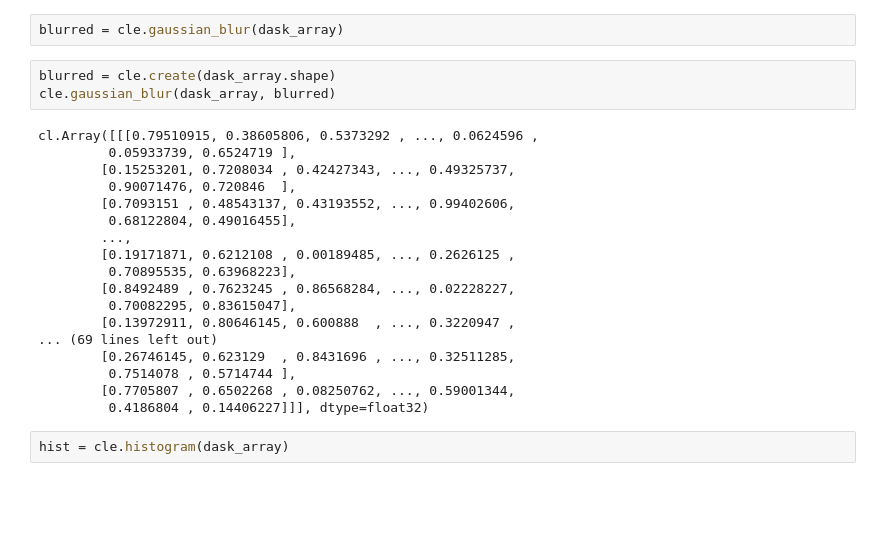
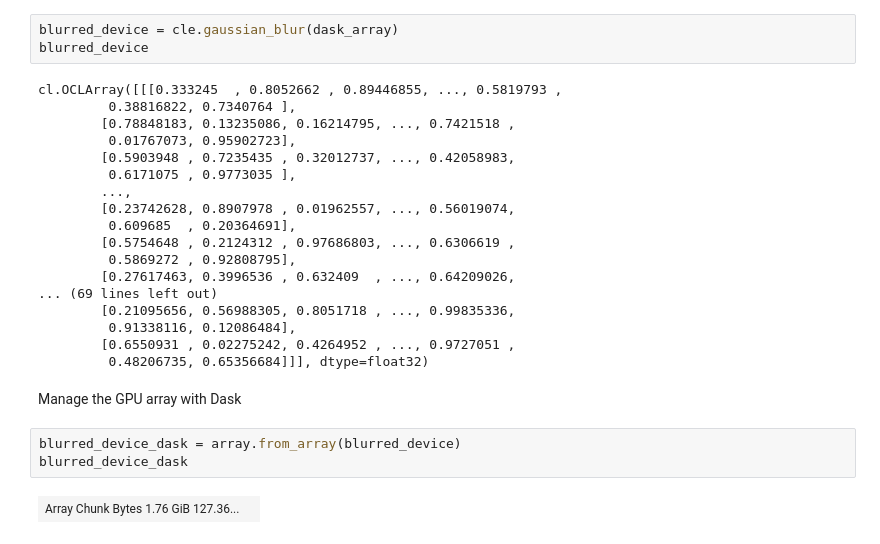
Before and after one commit to clEsperanto/pyclesperanto_prototype, a Jupyter notebook: demo/interoperability/dask.ipynb, the cells around one changed output. Drawn from its saved outputs; the diff is of its cells as text; blank space fills up the shorter version.

```diff
--- a/demo/interoperability/dask.ipynb
+++ b/demo/interoperability/dask.ipynb
@@ -17,25 +27,28 @@ str(type(dask_array))
 # %%
-blurred = cle.gaussian_blur(dask_array)
+blurred_device = cle.gaussian_blur(dask_array)
+blurred_device
+# %% [output]
+cl.OCLArray([[[0.333245  , 0.8052662 , 0.89446855, ..., 0.5819793 ,
+         0.38816822, 0.7340764 ],
+        [0.78848183, 0.13235086, 0.16214795, ..., 0.7421518 ,
+         0.01767073, 0.95902723],
+        [0.5903948 , 0.7235435 , 0.32012737, ..., 0.42058983,
+         0.6171075 , 0.9773035 ],
+        ...,
+        [0.23742628, 0.8907978 , 0.01962557, ..., 0.56019074,
+         0.609685  , 0.20364691],
+        [0.5754648 , 0.2124312 , 0.97686803, ..., 0.6306619 ,
+         0.5869272 , 0.92808795],
+        [0.27617463, 0.3996536 , 0.632409  , ..., 0.64209026,
+... (69 lines left out)
+        [0.21095656, 0.56988305, 0.8051718 , ..., 0.99835336,
+         0.91338116, 0.12086484],
+        [0.6550931 , 0.02275242, 0.4264952 , ..., 0.9727051 ,
+         0.48206735, 0.65356684]]], dtype=float32)
-# %%
-blurred = cle.create(dask_array.shape)
-cle.gaussian_blur(dask_array, blurred)
-# %% [output]
-cl.Array([[[0.79510915, 0.38605806, 0.5373292 , ..., 0.0624596 ,
-         0.05933739, 0.6524719 ],
-        [0.15253201, 0.7208034 , 0.42427343, ..., 0.49325737,
-         0.90071476, 0.720846  ],
-        [0.7093151 , 0.48543137, 0.43193552, ..., 0.99402606,
-         0.68122804, 0.49016455],
-        ...,
-        [0.19171871, 0.6212108 , 0.00189485, ..., 0.2626125 ,
-         0.70895535, 0.63968223],
-        [0.8492489 , 0.7623245 , 0.86568284, ..., 0.02228227,
-         0.70082295, 0.83615047],
-        [0.13972911, 0.80646145, 0.600888  , ..., 0.3220947 ,
-... (69 lines left out)
-        [0.26746145, 0.623129  , 0.8431696 , ..., 0.32511285,
-         0.7514078 , 0.5714744 ],
-        [0.7705807 , 0.6502268 , 0.08250762, ..., 0.59001344,
-         0.4186804 , 0.14406227]]], dtype=float32)
-# %%
-hist = cle.histogram(dask_array)
+# %% [markdown]
+Manage the GPU array with Dask
+# %%
+blurred_device_dask = array.from_array(blurred_device)
+blurred_device_dask
+# %% [output]
+| Array Chunk Bytes 1.76 GiB 127.36... |  |
```
Also changed, not shown: parts of 31 cells of this notebook.
